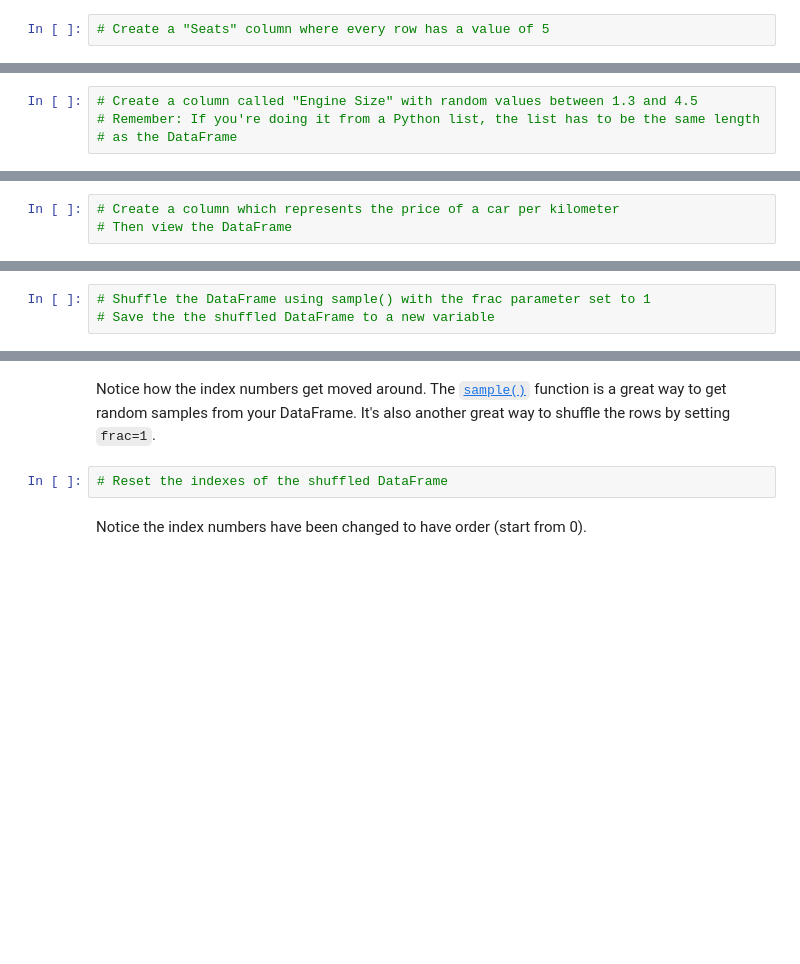
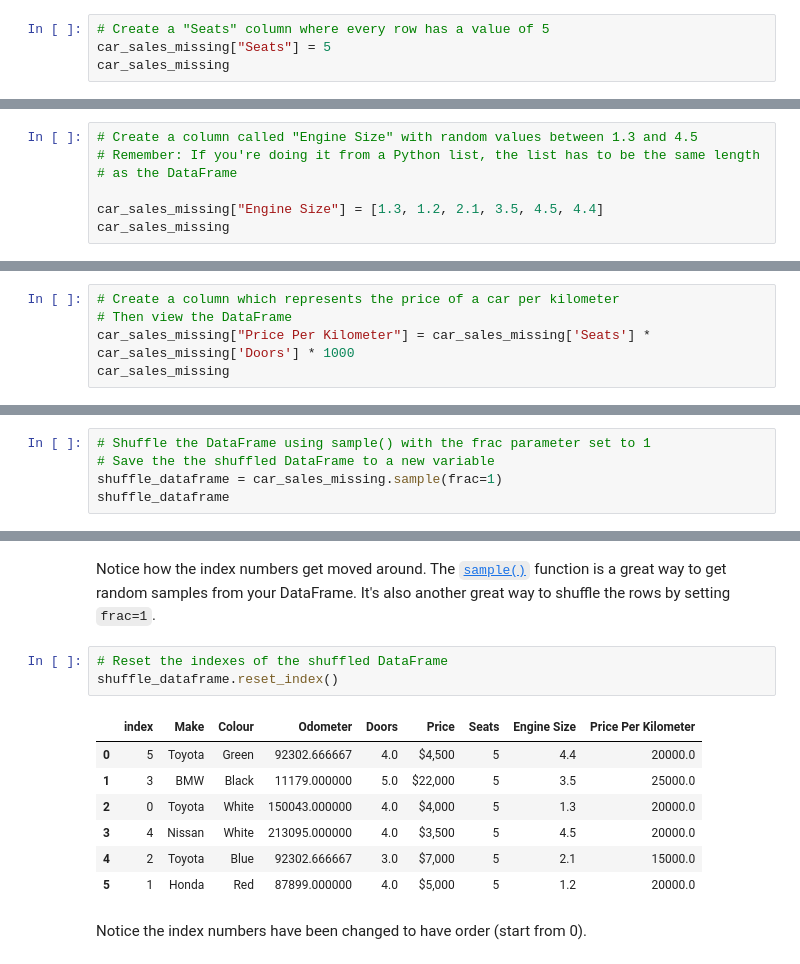
Before and after one commit to HerbertNtim/dataScience-ML, a Jupyter notebook: notebooks/pandas-exercises.ipynb, the cells around one changed output, grey strips where cells are left out. Drawn from its saved outputs; the diff is of its cells as text; blank space fills up the shorter version.

```diff
--- a/notebooks/pandas-exercises.ipynb
+++ b/notebooks/pandas-exercises.ipynb
@@ -340,3 +437,5 @@ Let's try fill them.
 We'll now start to add columns to our DataFrame.
 # %%
 # Create a "Seats" column where every row has a value of 5
+car_sales_missing["Seats"] = 5
+car_sales_missing
@@ -344,3 +451,6 @@ We'll now start to add columns to our DataFrame.
 # Create a column called "Engine Size" with random values between 1.3 and 4.5
 # Remember: If you're doing it from a Python list, the list has to be the same length
 # as the DataFrame
+
+car_sales_missing["Engine Size"] = [1.3, 1.2, 2.1, 3.5, 4.5, 4.4]
+car_sales_missing
@@ -347,3 +465,5 @@ We'll now start to add columns to our DataFrame.
 # %%
 # Create a column which represents the price of a car per kilometer
 # Then view the DataFrame
+car_sales_missing["Price Per Kilometer"] = car_sales_missing['Seats'] * car_sales_missing['Doors'] * 1000
+car_sales_missing
@@ -352,3 +489,5 @@ We'll now start to add columns to our DataFrame.
 # %%
 # Shuffle the DataFrame using sample() with the frac parameter set to 1
 # Save the the shuffled DataFrame to a new variable
+shuffle_dataframe = car_sales_missing.sample(frac=1)
+shuffle_dataframe
@@ -356,6 +503,15 @@ We'll now start to add columns to our DataFrame.
 Notice how the index numbers get moved around. The [`sample()`](https://pandas.pydata.org/pandas-docs/stable/reference/api/pandas.DataFrame.sample.html) function is a great way to get random samples from your DataFrame. It's also another great way to shuffle the rows by setting `frac=1`.
 # %%
 # Reset the indexes of the shuffled DataFrame
+shuffle_dataframe.reset_index()
+# %% [output]
+|  | index | Make | Colour | Odometer | Doors | Price | Seats | Engine Size | Price Per Kilometer |
+| 0 | 5 | Toyota | Green | 92302.666667 | 4.0 | $4,500 | 5 | 4.4 | 20000.0 |
+| 1 | 3 | BMW | Black | 11179.000000 | 5.0 | $22,000 | 5 | 3.5 | 25000.0 |
+| 2 | 0 | Toyota | White | 150043.000000 | 4.0 | $4,000 | 5 | 1.3 | 20000.0 |
+| 3 | 4 | Nissan | White | 213095.000000 | 4.0 | $3,500 | 5 | 4.5 | 20000.0 |
+| 4 | 2 | Toyota | Blue | 92302.666667 | 3.0 | $7,000 | 5 | 2.1 | 15000.0 |
+| 5 | 1 | Honda | Red | 87899.000000 | 4.0 | $5,000 | 5 | 1.2 | 20000.0 |
 # %% [markdown]
 Notice the index numbers have been changed to have order (start from 0).
 # %%
```
Also changed, not shown: parts of 17 cells of this notebook.
